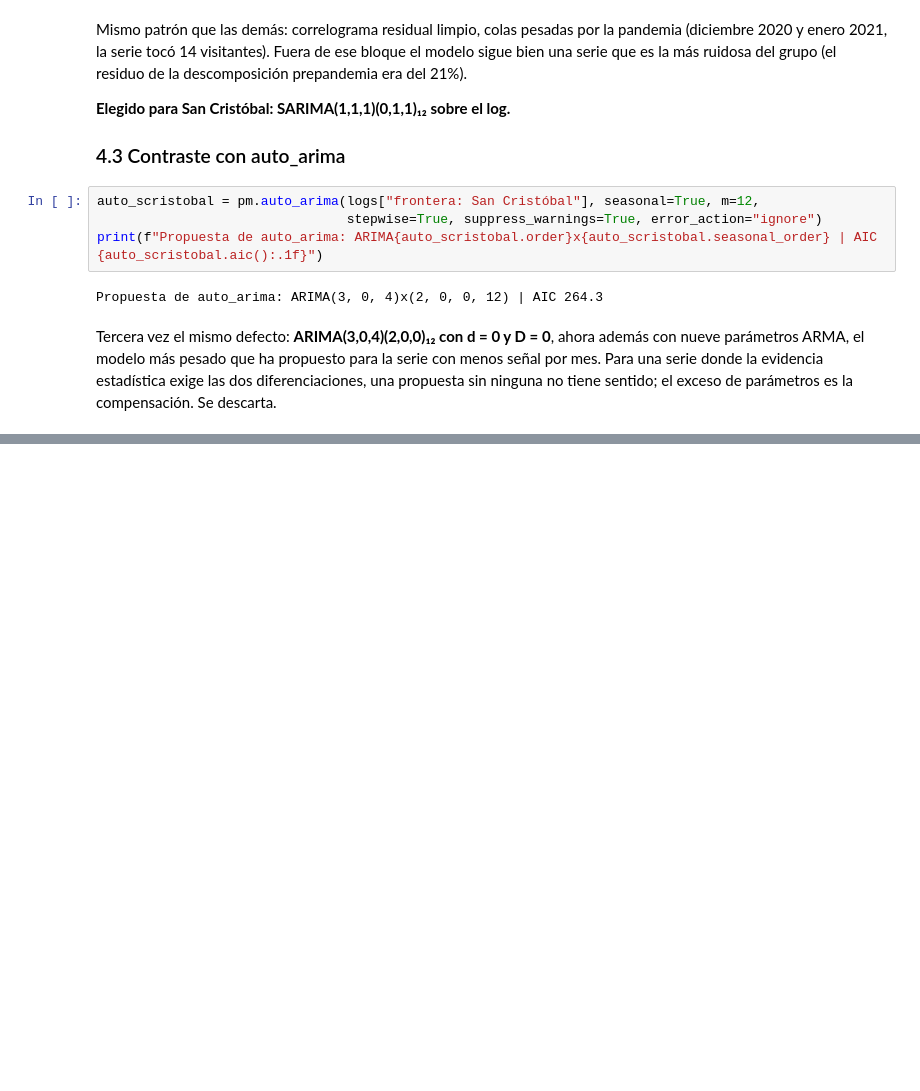
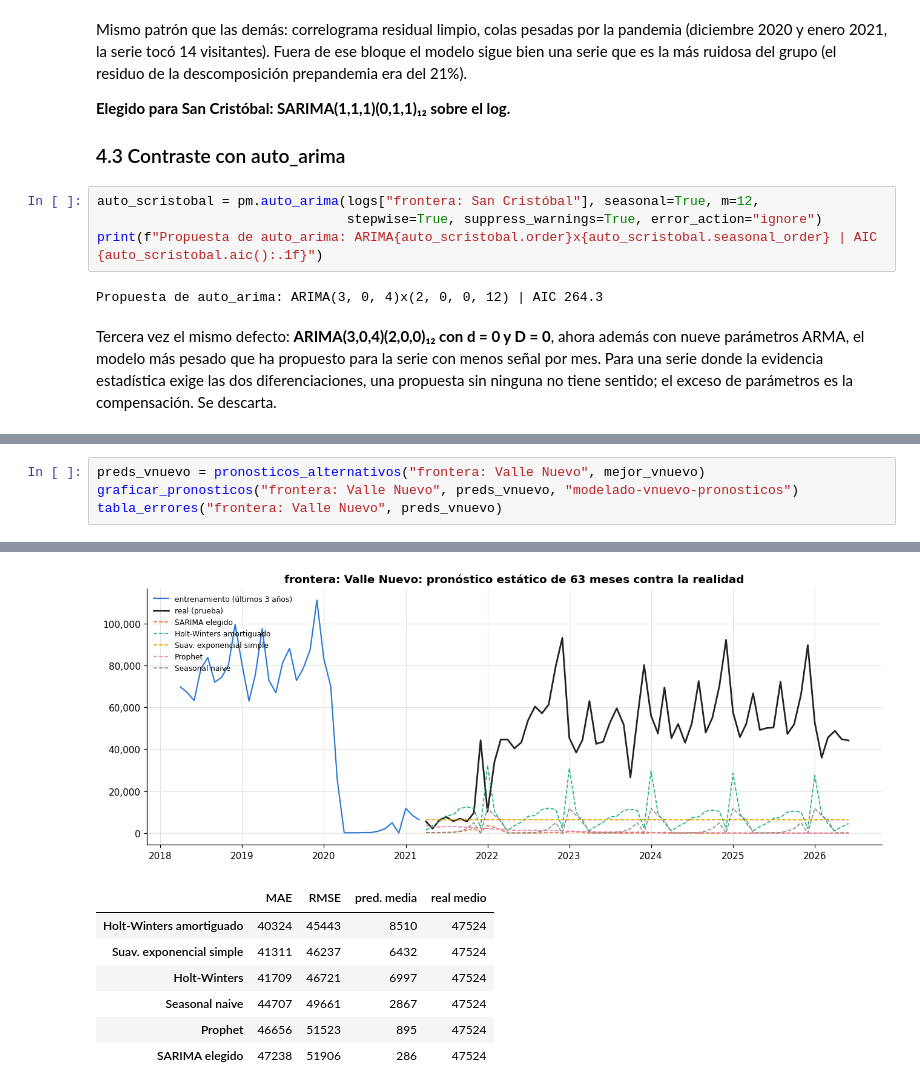
Before and after one commit to Fercho1118/Laboratorio-1-Series-de-Tiempo, a Jupyter notebook: notebooks/modelado-fronteras.ipynb, the cells around one changed output, grey strips where cells are left out. Saved outputs shown, nothing was run; the diff lists cells and outputs as text; blank space fills up the shorter version.

```diff
--- a/notebooks/modelado-fronteras.ipynb
+++ b/notebooks/modelado-fronteras.ipynb
@@ -394,0 +496,5 @@ naive), el pronóstico sobre el conjunto de prueba y la comparación por MAE y R
+# %%
+preds_vnuevo = pronosticos_alternativos("frontera: Valle Nuevo", mejor_vnuevo)
+graficar_pronosticos("frontera: Valle Nuevo", preds_vnuevo, "modelado-vnuevo-pronosticos")
+tabla_errores("frontera: Valle Nuevo", preds_vnuevo)
+# %% [output]
@@ -394,0 +503,8 @@ naive), el pronóstico sobre el conjunto de prueba y la comparación por MAE y R
+[figure, added]
+|  | MAE | RMSE | pred. media | real medio |
+| Holt-Winters amortiguado | 40324 | 45443 | 8510 | 47524 |
+| Suav. exponencial simple | 41311 | 46237 | 6432 | 47524 |
+| Holt-Winters | 41709 | 46721 | 6997 | 47524 |
+| Seasonal naive | 44707 | 49661 | 2867 | 47524 |
+| Prophet | 46656 | 51523 | 895 | 47524 |
+| SARIMA elegido | 47238 | 51906 | 286 | 47524 |
```
Also changed, not shown: parts of 13 cells of this notebook.
